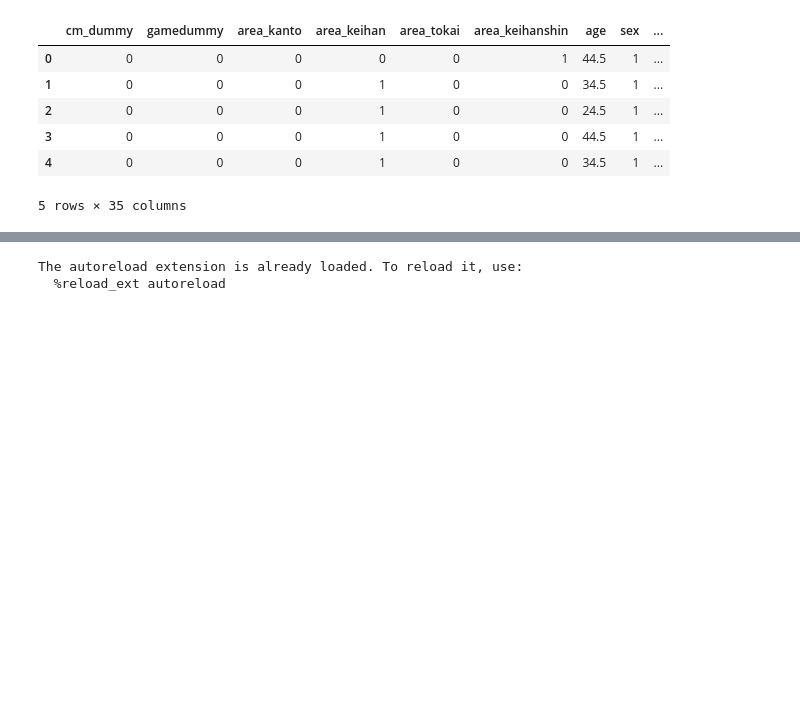
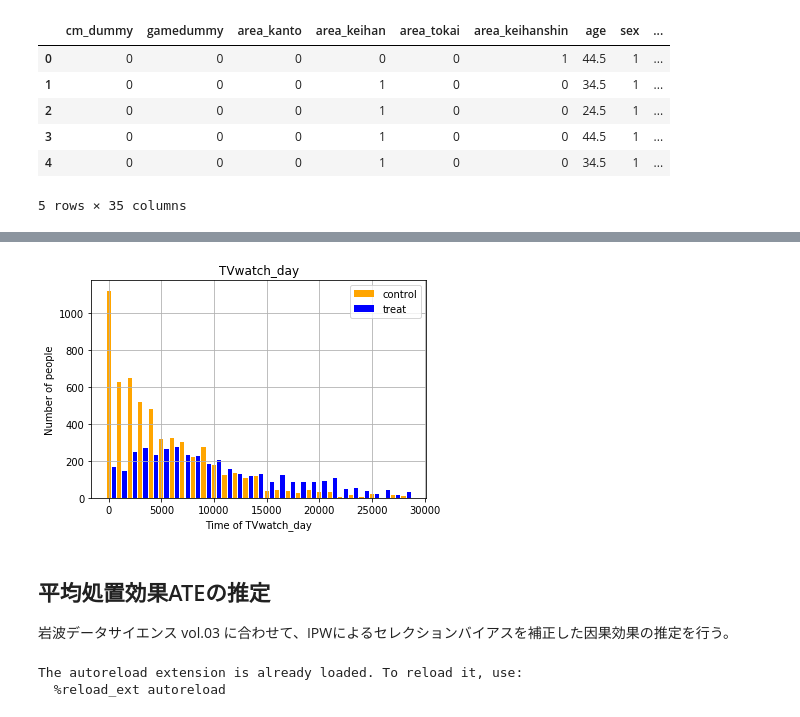
Before and after one commit to louis1022/ML_notebook, a Jupyter notebook: causal_reasoning/notebook/propensity_score_lib.ipynb, the cells around one changed output, grey strips where cells are left out. Cells and saved outputs as stored; diff of their text form; code cells hidden in the pictures; blank space fills up the shorter version.

```diff
--- a/causal_reasoning/notebook/propensity_score_lib.ipynb
+++ b/causal_reasoning/notebook/propensity_score_lib.ipynb
@@ -51,3 +125,20 @@ raw_df.head()
+# %%
+plot_df = raw_df.copy()
+plt.title('TVwatch_day')
+plt.ylabel('Number of people')
+plt.xlabel('Time of TVwatch_day')
+plot_df.loc[plot_df['cm_dummy']==0, 'TVwatch_day'].hist(
+    bins=np.arange(0, 30000, 1000), align='left', rwidth=0.4, color='orange', label='control')
+plot_df.loc[plot_df['cm_dummy']==1, 'TVwatch_day'].hist(
+    bins=np.arange(0, 30000, 1000), align='mid', rwidth=0.4, color='blue', label='treat')
+plt.legend()
+plt.show()
+# %% [output]
+[figure, added]
+# %% [markdown]
+## 平均処置効果ATEの推定
+
+岩波データサイエンス vol.03 に合わせて、IPWによるセレクションバイアスを補正した因果効果の推定を行う。
 # %%
 %load_ext autoreload
 %autoreload
```
Also changed, not shown: parts of 21 cells of this notebook, 2 other files.
